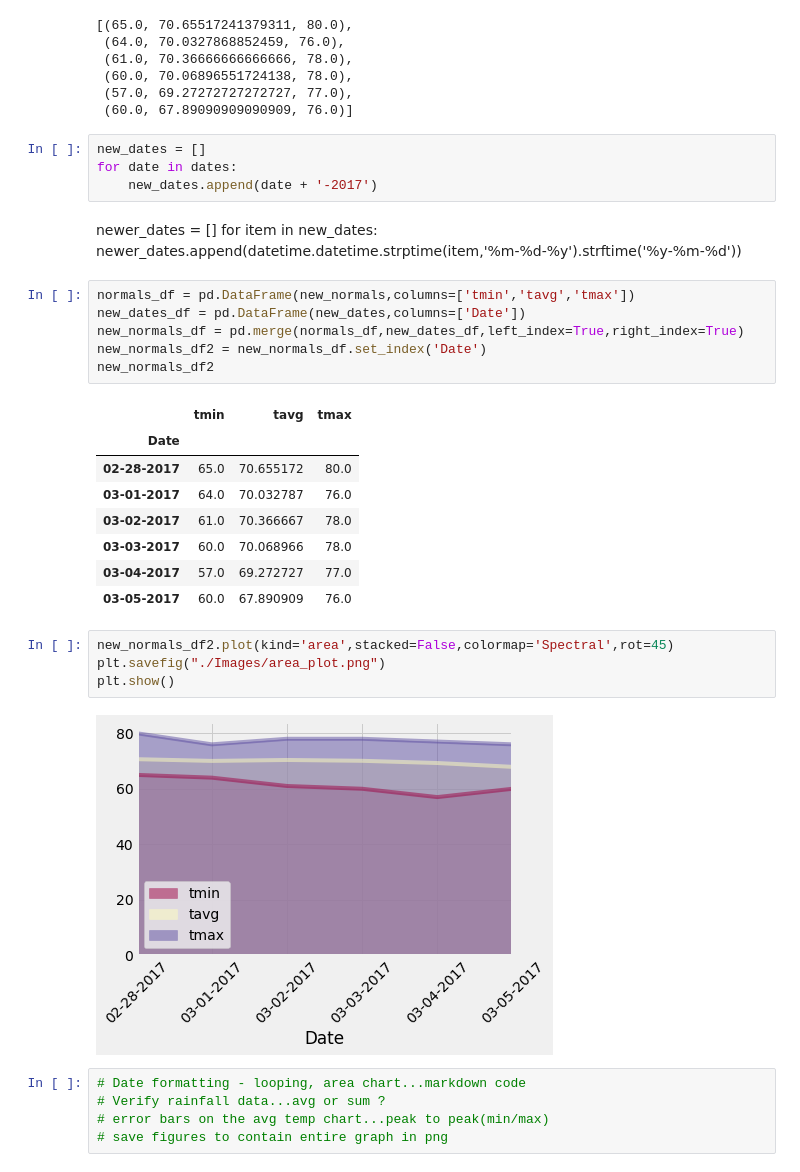
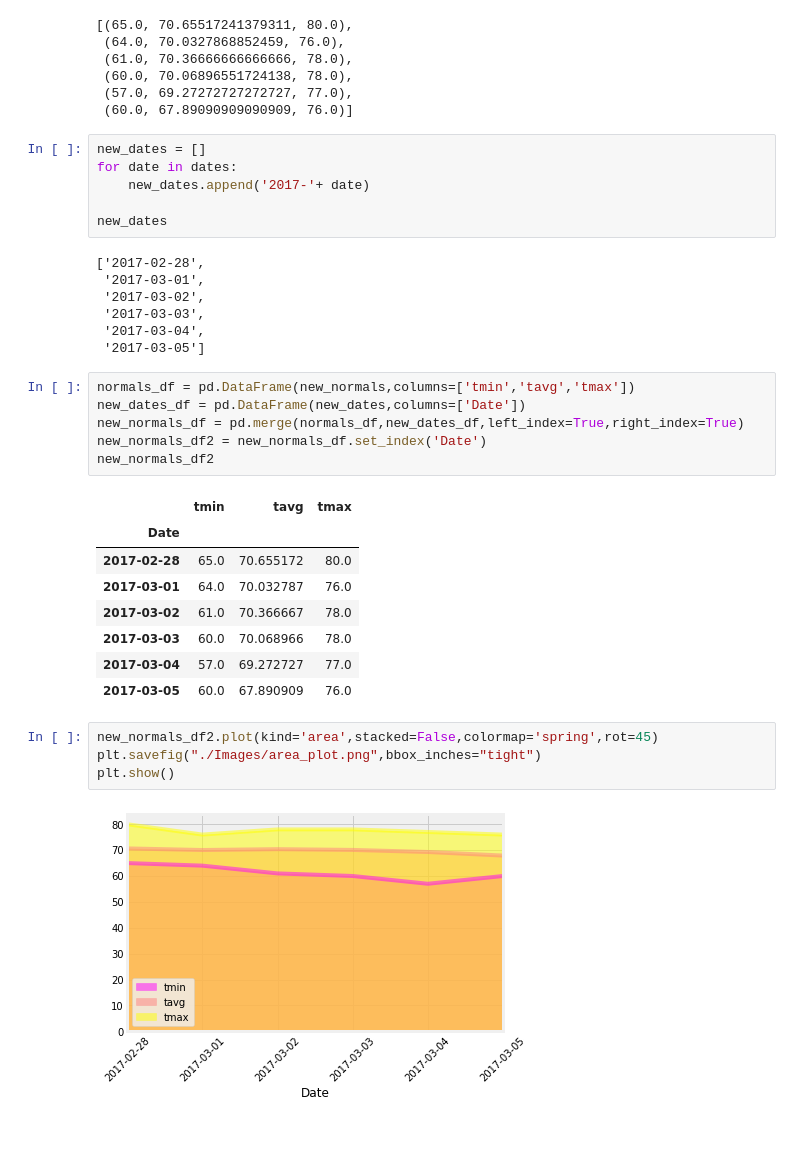
Before and after one commit to mitchellcapell95/sqlalchemy-challenge, a Jupyter notebook: Climate.ipynb, the cells around one changed output. Cells and saved outputs as stored; diff of their text form; blank space fills up the shorter version.

```diff
--- a/Climate.ipynb
+++ b/Climate.ipynb
@@ -346,11 +346,16 @@ new_normals
 # %%
 new_dates = []
 for date in dates:
-    new_dates.append(date + '-2017')
+    new_dates.append('2017-'+ date)
+
+new_dates
+# %% [output]
+['2017-02-28',
+ '2017-03-01',
+ '2017-03-02',
+ '2017-03-03',
+ '2017-03-04',
+ '2017-03-05']
-# %% [markdown]
-newer_dates = []
-for item in new_dates:
-    newer_dates.append(datetime.datetime.strptime(item,'%m-%d-%y').strftime('%y-%m-%d'))
 # %%
 normals_df = pd.DataFrame(new_normals,columns=['tmin','tavg','tmax'])
 new_dates_df = pd.DataFrame(new_dates,columns=['Date'])
@@ -360,20 +365,15 @@ new_normals_df2
 # %% [output]
 |  | tmin | tavg | tmax |
 | Date |  |  |  |
-| 02-28-2017 | 65.0 | 70.655172 | 80.0 |
-| 03-01-2017 | 64.0 | 70.032787 | 76.0 |
-| 03-02-2017 | 61.0 | 70.366667 | 78.0 |
-| 03-03-2017 | 60.0 | 70.068966 | 78.0 |
-| 03-04-2017 | 57.0 | 69.272727 | 77.0 |
-| 03-05-2017 | 60.0 | 67.890909 | 76.0 |
+| 2017-02-28 | 65.0 | 70.655172 | 80.0 |
+| 2017-03-01 | 64.0 | 70.032787 | 76.0 |
+| 2017-03-02 | 61.0 | 70.366667 | 78.0 |
+| 2017-03-03 | 60.0 | 70.068966 | 78.0 |
+| 2017-03-04 | 57.0 | 69.272727 | 77.0 |
+| 2017-03-05 | 60.0 | 67.890909 | 76.0 |
 # %%
-new_normals_df2.plot(kind='area',stacked=False,colormap='Spectral',rot=45)
-plt.savefig("./Images/area_plot.png")
+new_normals_df2.plot(kind='area',stacked=False,colormap='spring',rot=45)
+plt.savefig("./Images/area_plot.png",bbox_inches="tight")
 plt.show()
 # %% [output]
-[figure, old version]
+[figure, new version]
-# %%
-# Date formatting - looping, area chart...markdown code
-# Verify rainfall data...avg or sum ?
-# error bars on the avg temp chart...peak to peak(min/max)
-# save figures to contain entire graph in png
```
Also changed, not shown: parts of 4 cells of this notebook, 5 other files.
